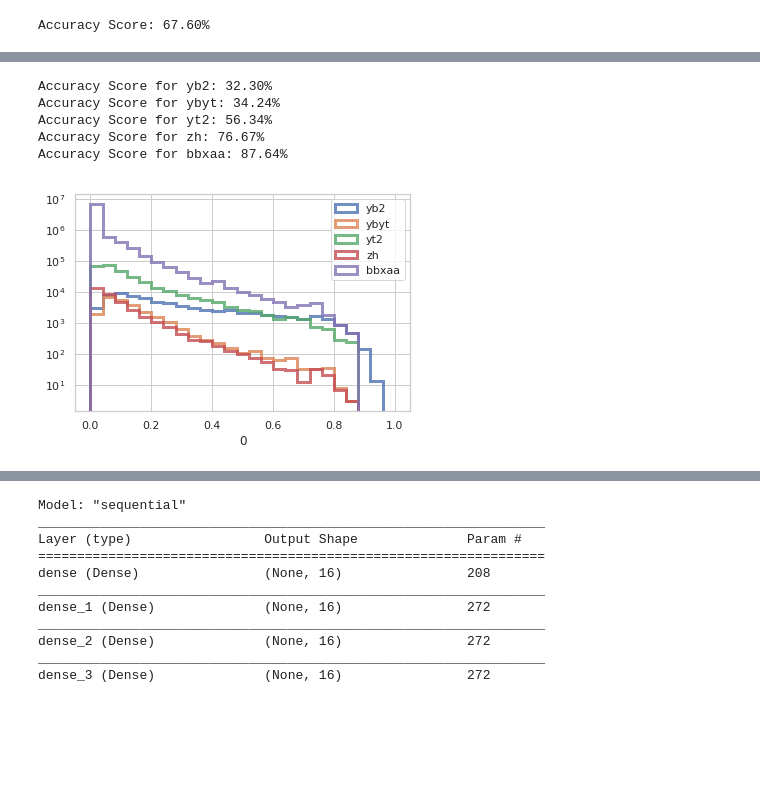
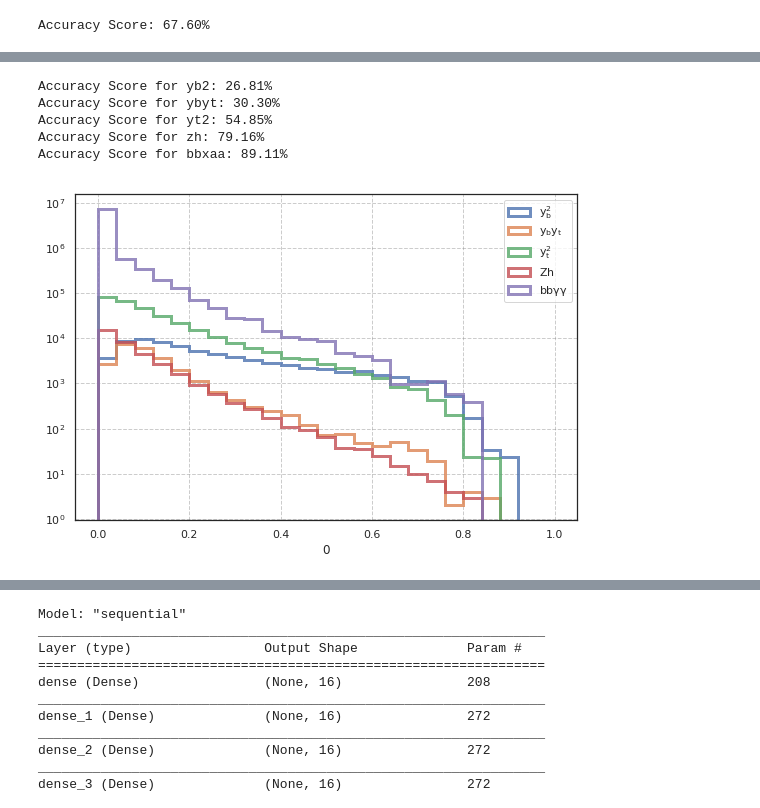
Before and after one commit to talismanbrandi/bbh-NLO, a Jupyter notebook: bbh-BDT/hbb-BDT-DNN-multiclass-bg-1b-met-ht-btag-fcc.ipynb, the cells around one changed output, grey strips where cells are left out. Drawn from its saved outputs; the diff is of its cells as text; code cells hidden in the pictures; blank space fills up the shorter version.

```diff
--- a/bbh-BDT/hbb-BDT-DNN-multiclass-bg-1b-met-ht-btag-fcc.ipynb
+++ b/bbh-BDT/hbb-BDT-DNN-multiclass-bg-1b-met-ht-btag-fcc.ipynb
@@ -12,8 +12,8 @@ import tensorflow as tf
 from tensorflow.keras.callbacks import Callback
 import os
 import math as m
-from sklearn import svm
 from matplotlib.colors import LogNorm
+import collections
 
 os.environ["CUDA_VISIBLE_DEVICES"] = '0'
 os.environ['TF_CPP_MIN_LOG_LEVEL'] = '1'
@@ -22,7 +22,7 @@ os.environ['OMP_NUM_THREADS'] = str(N_THREADS)
 tf.config.threading.set_intra_op_parallelism_threads(int(N_THREADS/2))
 tf.config.threading.set_inter_op_parallelism_threads(int(N_THREADS/2))
 print(tf.__version__)
-sns.set(font_scale=1., style='whitegrid')
+sns.set(font_scale=1., style='white')
 # %% [output]
 2.2.0
 # %%
@@ -32,10 +32,13 @@ def fileparser(path, dlist, frac=0.5, sample=0):
     n = len(df)
     weight = int(round(np.mean(np.abs(df['weight'].to_numpy())) * 3 * 1e7 * n))
     df['weight'] = df['weight']/np.abs(df['weight'])
-    df_test = df.sample(frac=frac)
-    df.drop(df_test.index, inplace=True)
-    if sample != 0: df = df.sample(n=sample).reset_index(drop=True)
-    return df, df_test, weight
+    if sample != 0:
+        df_train = df.sample(n=sample)
+        df_test = df.drop(df_train.index)
+    else :
+        df_test = df.sample(frac=frac)
+        df_train = df.drop(df_test.index)
+    return df_train, df_test, weight
 # %%
 # dlist = ['etab2', 'etaaa', 'dphibb', 'etaa2', 'etab1', 'etaa1', 'nbjet']
 dlist = ['dphibb', 'etaaa', 'ptb2', 'drbamin', 'met', 'etaa2', 'etab1', 'etaa1', 'nbjet', 'etab2']
@@ -133,0 +145,2 @@ plt.show()
+# %%
+eval_training(classifier)
@@ -139,42 +154,44 @@ Accuracy Score: 68.71%
 # %%
 disc = 4
-yb2_pred = pd.DataFrame(classifier.predict_proba(df_yb2_test.drop(columns=['class', 'weight']).values)[:,disc])
+yb2_p = pd.DataFrame(classifier.predict_proba(df_yb2_test.drop(columns=['class', 'weight']).values)[:,disc])
 print('Accuracy Score for yb2: {:4.2f}% '.format(100*metrics.accuracy_score(df_yb2_test['class'].values, classifier.predict(df_yb2_test.drop(columns=['class', 'weight']).values))))
-yb2_pred['weight'] = df_yb2_test['weight'].values
+yb2_p['weight'] = df_yb2_test['weight'].values
 
-ybyt_pred = pd.DataFrame(classifier.predict_proba(df_ybyt_test.drop(columns=['class', 'weight']).values)[:,disc])
+ybyt_p = pd.DataFrame(classifier.predict_proba(df_ybyt_test.drop(columns=['class', 'weight']).values)[:,disc])
 print('Accuracy Score for ybyt: {:4.2f}% '.format(100*metrics.accuracy_score(df_ybyt_test['class'].values, classifier.predict(df_ybyt_test.drop(columns=['class', 'weight']).values))))
-ybyt_pred['weight'] = df_ybyt_test['weight'].values
+ybyt_p['weight'] = df_ybyt_test['weight'].values
 
-yt2_pred = pd.DataFrame(classifier.predict_proba(df_yt2_test.drop(columns=['class', 'weight']).values)[:,disc])
+yt2_p = pd.DataFrame(classifier.predict_proba(df_yt2_test.drop(columns=['class', 'weight']).values)[:,disc])
 print('Accuracy Score for yt2: {:4.2f}% '.format(100*metrics.accuracy_score(df_yt2_test['class'].values, classifier.predict(df_yt2_test.drop(columns=['class', 'weight']).values))))
-yt2_pred['weight'] = df_yt2_test['weight'].values
+yt2_p['weight'] = df_yt2_test['weight'].values
 
-zh_pred = pd.DataFrame(classifier.predict_proba(df_zh_test.drop(columns=['class', 'weight']).values)[:,disc])
+zh_p = pd.DataFrame(classifier.predict_proba(df_zh_test.drop(columns=['class', 'weight']).values)[:,disc])
 print('Accuracy Score for zh: {:4.2f}% '.format(100*metrics.accuracy_score(df_zh_test['class'].values, classifier.predict(df_zh_test.drop(columns=['class', 'weight']).values))))
-zh_pred['weight'] = df_zh_test['weight'].values
+zh_p['weight'] = df_zh_test['weight'].values
 
-bbxaa_pred = pd.DataFrame(classifier.predict_proba(df_bbxaa_test.drop(columns=['class', 'weight']).values)[:,disc])
+bbxaa_p = pd.DataFrame(classifier.predict_proba(df_bbxaa_test.drop(columns=['class', 'weight']).values)[:,disc])
 print('Accuracy Score for bbxaa: {:4.2f}% '.format(100*metrics.accuracy_score(df_bbxaa_test['class'].values, classifier.predict(df_bbxaa_test.drop(columns=['class', 'weight']).values))))
-bbxaa_pred['weight'] = df_bbxaa_test['weight'].values
+bbxaa_p['weight'] = df_bbxaa_test['weight'].values
 
-yb2_pred = yb2_pred.sample(n=round(weight_yb2*1.5), replace=True).reset_index(drop=True)
-ybyt_pred = ybyt_pred.sample(n=round(weight_ybyt*1.9), replace=True).reset_index(drop=True)
-yt2_pred = yt2_pred.sample(n=round(weight_yt2*2.5), replace=True).reset_index(drop=True)
-zh_pred = zh_pred.sample(n=round(weight_zh*1.93), replace=True).reset_index(drop=True)
-bbxaa_pred = bbxaa_pred.sample(n=round(weight_bbxaa*1.5), replace=True).reset_index(drop=True)
+yb2_pred = yb2_p.sample(n=round(weight_yb2*1.5), replace=True).reset_index(drop=True)
+ybyt_pred = ybyt_p.sample(n=round(weight_ybyt*1.9), replace=True).reset_index(drop=True)
+yt2_pred = yt2_p.sample(n=round(weight_yt2*2.5), replace=True).reset_index(drop=True)
+zh_pred = zh_p.sample(n=round(weight_zh*1.93), replace=True).reset_index(drop=True)
+bbxaa_pred = bbxaa_p.sample(n=round(weight_bbxaa*1.5), replace=True).reset_index(drop=True)
 
-sns.distplot(yb2_pred[0], kde=False, bins=np.arange(0, 1 + 0.04, 0.04), hist_kws={'alpha': 0.8, 'histtype': 'step', 'linewidth': 3}, label='yb2')
-sns.distplot(ybyt_pred[0], kde=False, bins=np.arange(0, 1 + 0.04, 0.04), hist_kws={'alpha': 0.8, 'histtype': 'step', 'linewidth': 3}, label='ybyt')
-sns.distplot(yt2_pred[0], kde=False, bins=np.arange(0, 1 + 0.04, 0.04), hist_kws={'alpha': 0.8, 'histtype': 'step', 'linewidth': 3}, label='yt2')
-sns.distplot(zh_pred[0], kde=False, bins=np.arange(0, 1 + 0.04, 0.04), hist_kws={'alpha': 0.8, 'histtype': 'step', 'linewidth': 3}, label='zh')
-sns.distplot(bbxaa_pred[0], kde=False, bins=np.arange(0, 1 + 0.04, 0.04), hist_kws={'alpha': 0.8, 'histtype': 'step', 'linewidth': 3}, label='bbxaa')
+plt.figure(figsize=(9,6))
+sns.distplot(yb2_pred[0], kde=False, bins=np.arange(0, 1 + 0.04, 0.04), hist_kws={'alpha': 0.8, 'histtype': 'step', 'linewidth': 3}, label=r'$y_b^2$')
+sns.distplot(ybyt_pred[0], kde=False, bins=np.arange(0, 1 + 0.04, 0.04), hist_kws={'alpha': 0.8, 'histtype': 'step', 'linewidth': 3}, label=r'$y_by_t$')
+sns.distplot(yt2_pred[0], kde=False, bins=np.arange(0, 1 + 0.04, 0.04), hist_kws={'alpha': 0.8, 'histtype': 'step', 'linewidth': 3}, label=r'$y_t^2$')
+sns.distplot(zh_pred[0], kde=False, bins=np.arange(0, 1 + 0.04, 0.04), hist_kws={'alpha': 0.8, 'histtype': 'step', 'linewidth': 3}, label=r'$Zh$')
+sns.distplot(bbxaa_pred[0], kde=False, bins=np.arange(0, 1 + 0.04, 0.04), hist_kws={'alpha': 0.8, 'histtype': 'step', 'linewidth': 3}, label=r'$bb\gamma\gamma$')
 plt.legend()
+plt.grid(linestyle='dashed', alpha=0.4, color='#808080')
 plt.yscale('log')
 # %% [output]
-Accuracy Score for yb2: 32.30%
-Accuracy Score for ybyt: 34.24%
-Accuracy Score for yt2: 56.34%
-Accuracy Score for zh: 76.67%
-Accuracy Score for bbxaa: 87.64%
+Accuracy Score for yb2: 26.81%
+Accuracy Score for ybyt: 30.30%
+Accuracy Score for yt2: 54.85%
+Accuracy Score for zh: 79.16%
+Accuracy Score for bbxaa: 89.11%
-[figure, old version]
+[figure, new version]
```
Also changed, not shown: parts of 8 cells of this notebook, 51 other files.
